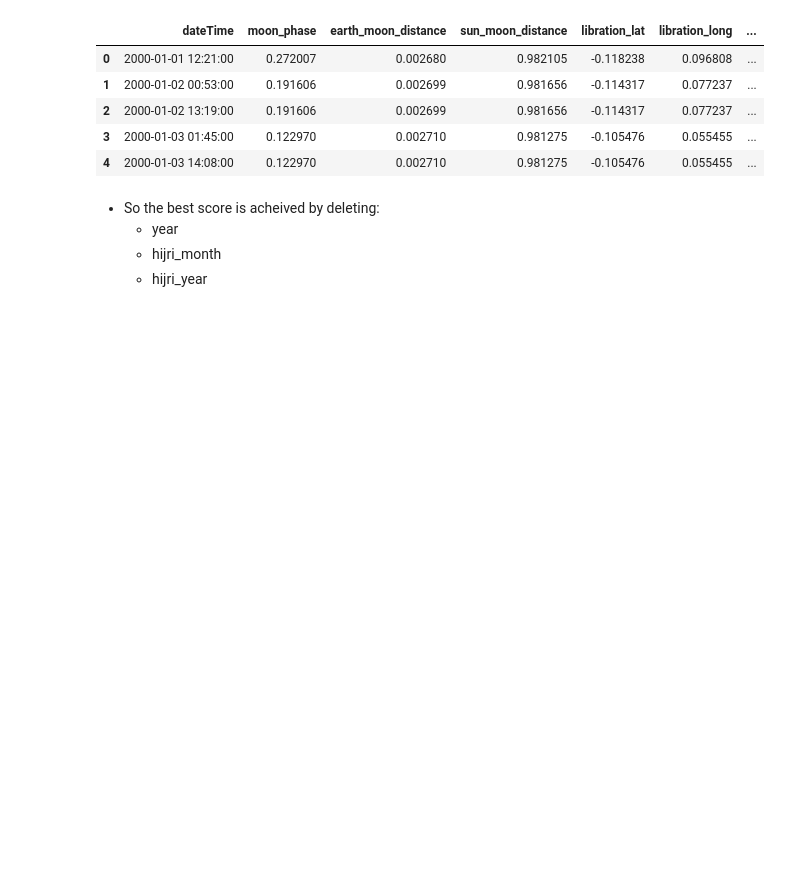
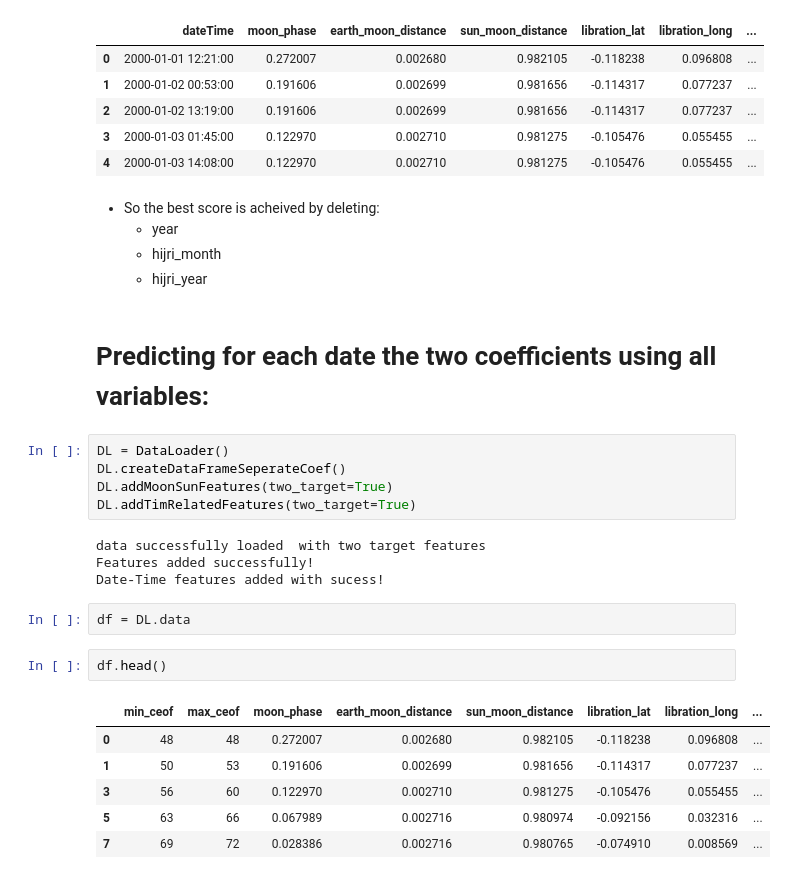
Before and after one commit to otmane-el-aloi/Prediction-of-tidal-coefficients, a Jupyter notebook: featureEngineering.ipynb, the cells around one changed output. Saved outputs shown, nothing was run; the diff lists cells and outputs as text; blank space fills up the shorter version.

```diff
--- a/featureEngineering.ipynb
+++ b/featureEngineering.ipynb
@@ -356,3 +352,25 @@ df_train.loc[].head()
     - year
     - hijri_month
     - hijri_year
+# %% [markdown]
+# Predicting for each date the two coefficients using all variables:
+# %%
+DL = DataLoader()
+DL.createDataFrameSeperateCoef()
+DL.addMoonSunFeatures(two_target=True)
+DL.addTimRelatedFeatures(two_target=True)
+# %% [output]
+data successfully loaded  with two target features
+Features added successfully!
+Date-Time features added with sucess!
+# %%
+df = DL.data
+# %%
+df.head()
+# %% [output]
+|  | min_ceof | max_ceof | moon_phase | earth_moon_distance | sun_moon_distance | libration_lat | libration_long | ... |
+| 0 | 48 | 48 | 0.272007 | 0.002680 | 0.982105 | -0.118238 | 0.096808 | ... |
+| 1 | 50 | 53 | 0.191606 | 0.002699 | 0.981656 | -0.114317 | 0.077237 | ... |
+| 3 | 56 | 60 | 0.122970 | 0.002710 | 0.981275 | -0.105476 | 0.055455 | ... |
+| 5 | 63 | 66 | 0.067989 | 0.002716 | 0.980974 | -0.092156 | 0.032316 | ... |
+| 7 | 69 | 72 | 0.028386 | 0.002716 | 0.980765 | -0.074910 | 0.008569 | ... |
```
Also changed, not shown: parts of 11 cells of this notebook.
